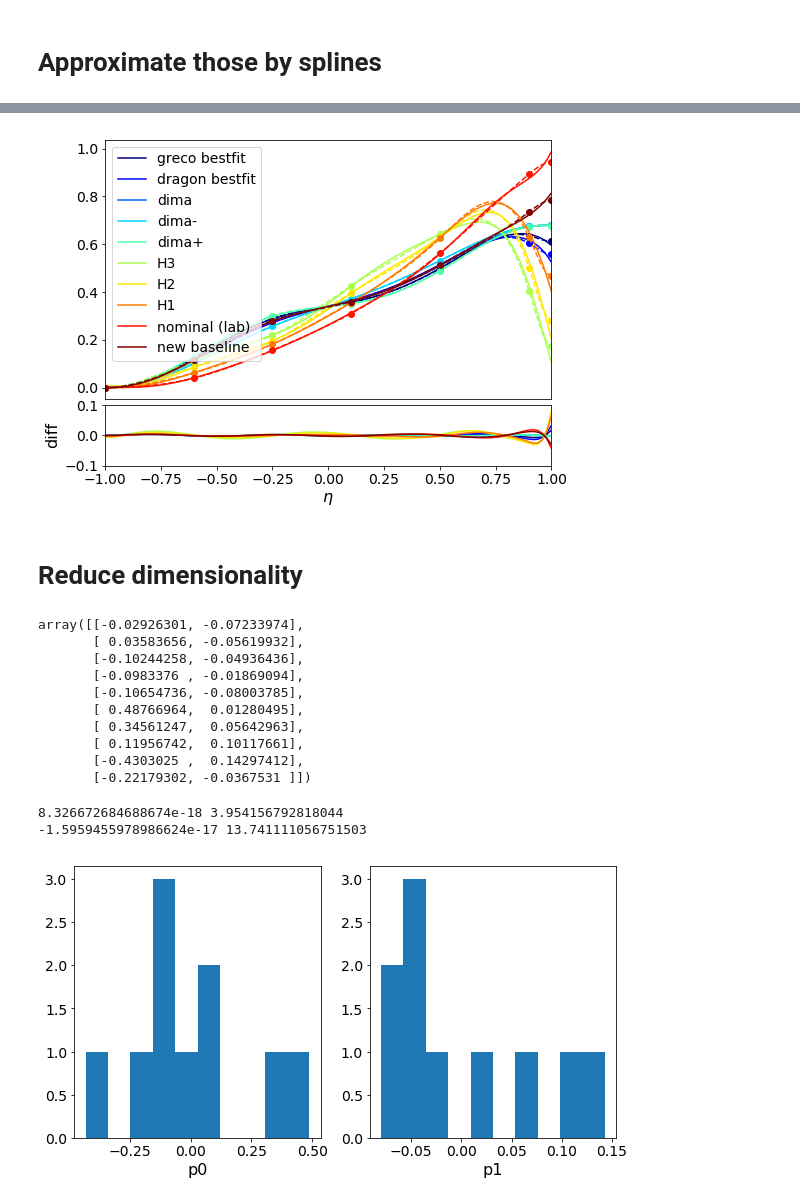
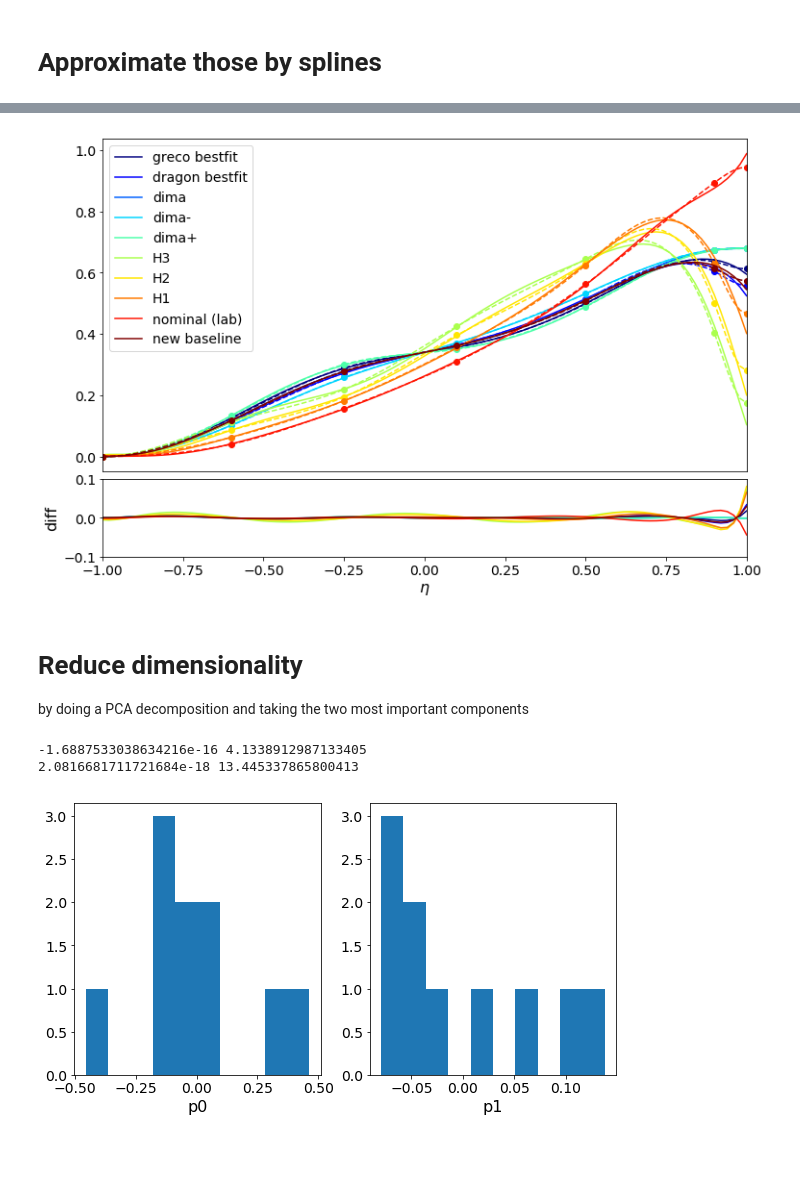
Before and after one commit to icecube/angular_acceptance, a Jupyter notebook: Angular_acceptance.ipynb, the cells around one changed output, grey strips where cells are left out. Cells and saved outputs as stored; diff of their text form; code cells hidden in the pictures; blank space fills up the shorter version.

```diff
--- a/Angular_acceptance.ipynb
+++ b/Angular_acceptance.ipynb
@@ -1,17 +1,15 @@
 # %%
+from __future__ import division
 import numpy as np
-from scipy.interpolate import interp1d
-from scipy import interpolate
 import matplotlib.pyplot as plt
 import pandas as pd
-from scipy.interpolate import BSpline, make_interp_spline
-import splipy as sp
+from scipy.interpolate import make_interp_spline
 from scipy import stats
 from scipy import optimize
-from sklearn.decomposition import FactorAnalysis, PCA
+from sklearn.decomposition import PCA
 from scipy.integrate import quad
 from matplotlib.pyplot import cm
-plt.rcParams['figure.figsize'] = [8., 6.]
+plt.rcParams['figure.figsize'] = [12., 8.]
 plt.rcParams['xtick.labelsize'] = 14
 plt.rcParams['ytick.labelsize'] = 14
 plt.rcParams['axes.labelsize'] = 16
@@ -32,7 +28,13 @@ h1 = h1.values[1:].astype(np.float32)
 nom = pd.read_csv('/home/peller/retro/data/sampled_dom_angsens__hole_ice_model__as.nominal.csv')
 nom = nom.values[1:].astype(np.float32)
 
+xnew = nom[:,0]
+
 def msu(coseta, p1=0.3, p2=0):
+    '''
+    MSU parameterization
+    https://wiki.icecube.wisc.edu/index.php/MSU_Forward_Hole_Ice
+    '''
     return 0.34 * (1 + 1.5 * coseta - coseta**3/2.) + p1 * coseta * (coseta**2 -1)**3 +p2 * np.exp(10*(coseta-1.2))
 
 greco = msu(xnew, p1=(0.3+0.49*0.1), p2=-0.63)
@@ -40,7 +42,7 @@ dragon = msu(xnew, p1=(0.3-0.25*0.1), p2=-1.15)
 dima = msu(xnew, p1=0.3, p2=0)
 dima2 = msu(xnew, p1=0.2, p2=0)
 dima3 = msu(xnew, p1=0.4, p2=0)
-baseline = msu(xnew, p1=0.3, p2=1)
+baseline = msu(xnew, p1=0.3, p2=-1)
 h3_model = h3[:,1]
 h2_model = h2[:,1]
 h1_model = h1[:,1]
@@ -56,9 +58,12 @@ initial_y = np.array([-0.1, 0.2, 0.2, 0.5, 0.5, 0.5, 0.5])
 
 # this sets the derivative=0 boundary conditions
 bc_type=([(1, 0.0)], [(1, 0.0)])
-#bc_type=None
 
 def fun(y, support_x, target):
+    '''
+    Minimizer objective
+    '''
+    # we fix the leftmost point to 0
     y[0] = 0
     cubic = make_interp_spline(support_x, y, bc_type=bc_type)
     diff = target - cubic(xnew)
@@ -76,12 +81,9 @@ ax2 = plt.subplot2grid((10,1), (8,0),sharex=ax1,rowspan=2, fig=fig)
 y_points = []
 
 for target, name, color in zip(targets, names, colors):
-
     opt = optimize.minimize(fun, x0=initial_y, method='L-BFGS-B', args=(support_x, target))
     y = opt['x']
-
     y_points.append(y)
-
     print name
     print y
 
@@ -126,23 +128,13 @@ new baseline
-[figure, old version]
+[figure, new version]
-# %% [markdown]
-# Reduce dimensionality
+# %% [markdown]
+# Reduce dimensionality
+by doing a PCA decomposition and taking the two most important components
 # %%
 transformer = PCA(n_components=2, random_state=0)
 out = transformer.fit_transform(y_points)
-# %%
-out
-# %% [output]
-array([[-0.02926301, -0.07233974],
-       [ 0.03583656, -0.05619932],
-       [-0.10244258, -0.04936436],
-       [-0.0983376 , -0.01869094],
-       [-0.10654736, -0.08003785],
-       [ 0.48766964,  0.01280495],
-       [ 0.34561247,  0.05642963],
-       [ 0.11956742,  0.10117661],
-       [-0.4303025 ,  0.14297412],
-       [-0.22179302, -0.0367531 ]])
 # %%
+# let's investigate the interesting parameter ranges
+
 fig = plt.figure(figsize=(15,5))
 for i in range(out.shape[1]):
     ax = plt.subplot2grid((1,out.shape[1]+1), (0,i), rowspan=1, fig=fig)
@@ -151,6 +143,6 @@ for i in range(out.shape[1]):
     print np.mean(out[:,i]), 1./ np.std(out[:,i])
 plt.savefig('dist.png')
 # %% [output]
-8.326672684688674e-18 3.954156792818044
--1.5959455978986624e-17 13.741111056751503
+-1.6887533038634216e-16 4.1338912987133405
+2.0816681711721684e-18 13.445337865800413
-[figure, old version]
+[figure, new version]
```
Also changed, not shown: parts of 12 cells of this notebook.
